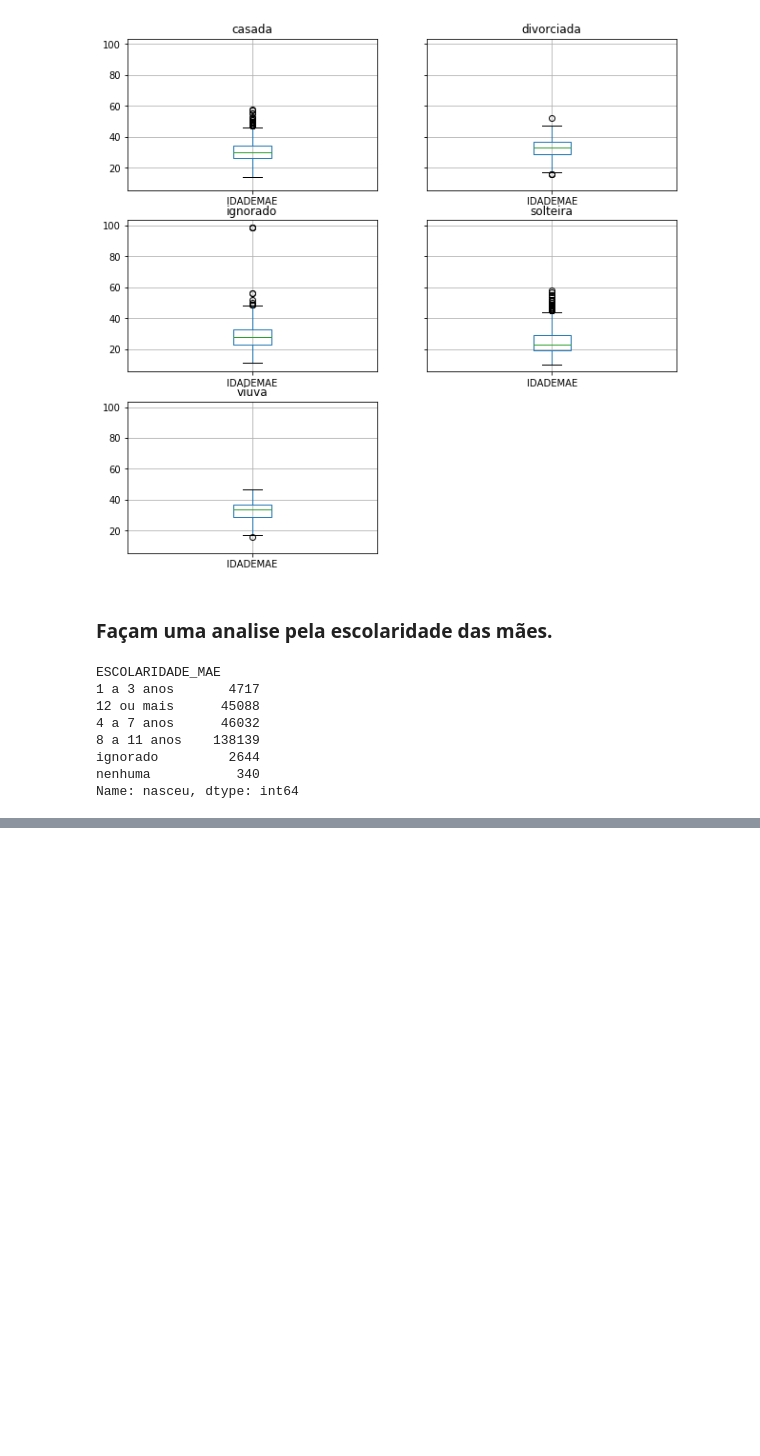
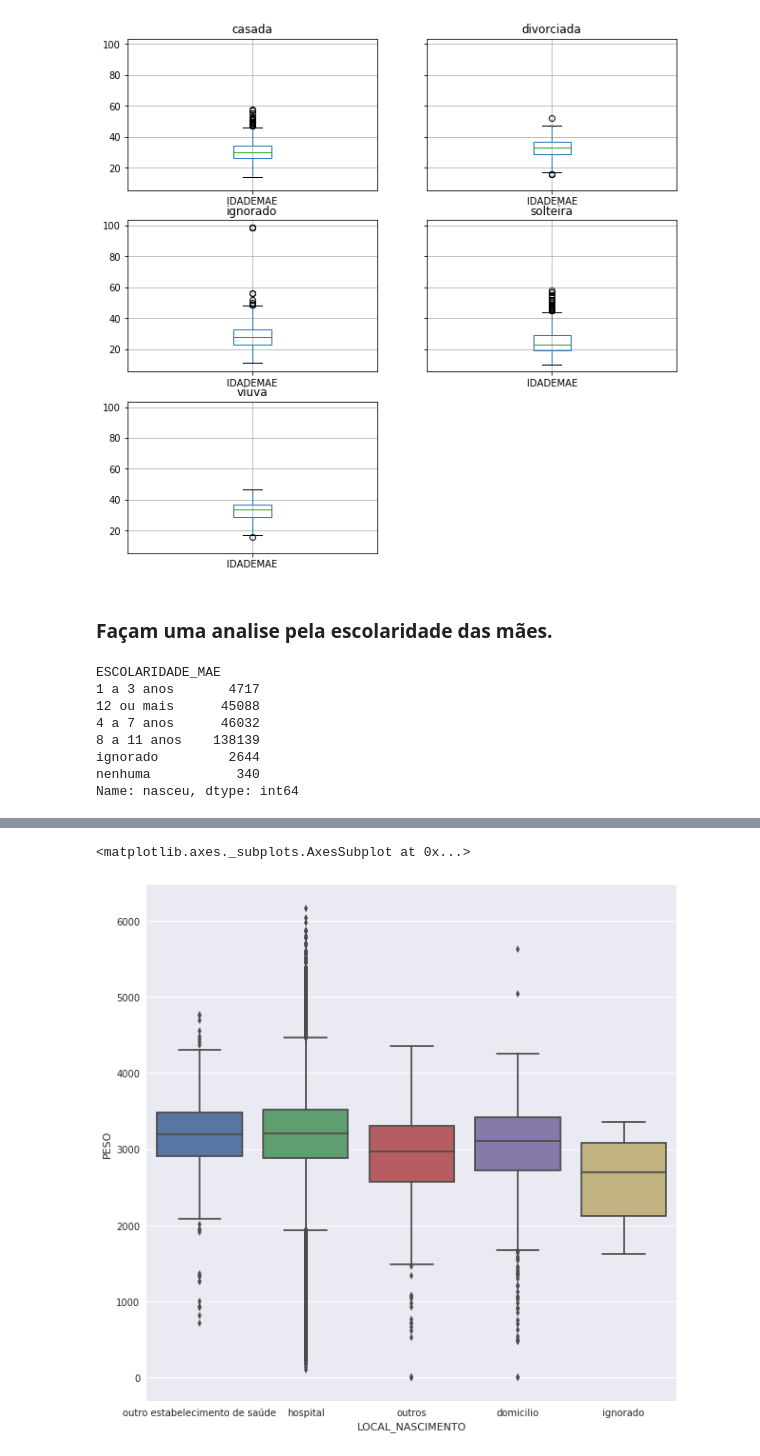
Before and after one commit to tarsisazevedo/nascidos-vivos, a Jupyter notebook: Analise de Nascidos Vivos.ipynb, the cells around one changed output, grey strips where cells are left out. Saved outputs shown, nothing was run; the diff lists cells and outputs as text; code cells hidden in the pictures; blank space fills up the shorter version.

```diff
--- a/Analise de Nascidos Vivos.ipynb
+++ b/Analise de Nascidos Vivos.ipynb
@@ -481,0 +508,9 @@ Name: nasceu, dtype: int64
+# %%
+def ajuste_parto(linha):
+    parto_bool = {
+        1: 0,
+        2: 1,
+    }
+    return parto_bool.get(linha, -1)
+
+df["parto_boolean"] = df.PARTO.apply(ajuste_parto)
@@ -481,0 +565,6 @@ Name: nasceu, dtype: int64
+# %%
+seaborn.set(rc={'figure.figsize':(10,10)})
+seaborn.boxplot(x="LOCAL_NASCIMENTO", y="PESO", data=df)
+# %% [output]
+<matplotlib.axes._subplots.AxesSubplot at 0x...>
+[figure, added]
```
Also changed, not shown: parts of 19 cells of this notebook, 3 other files.
